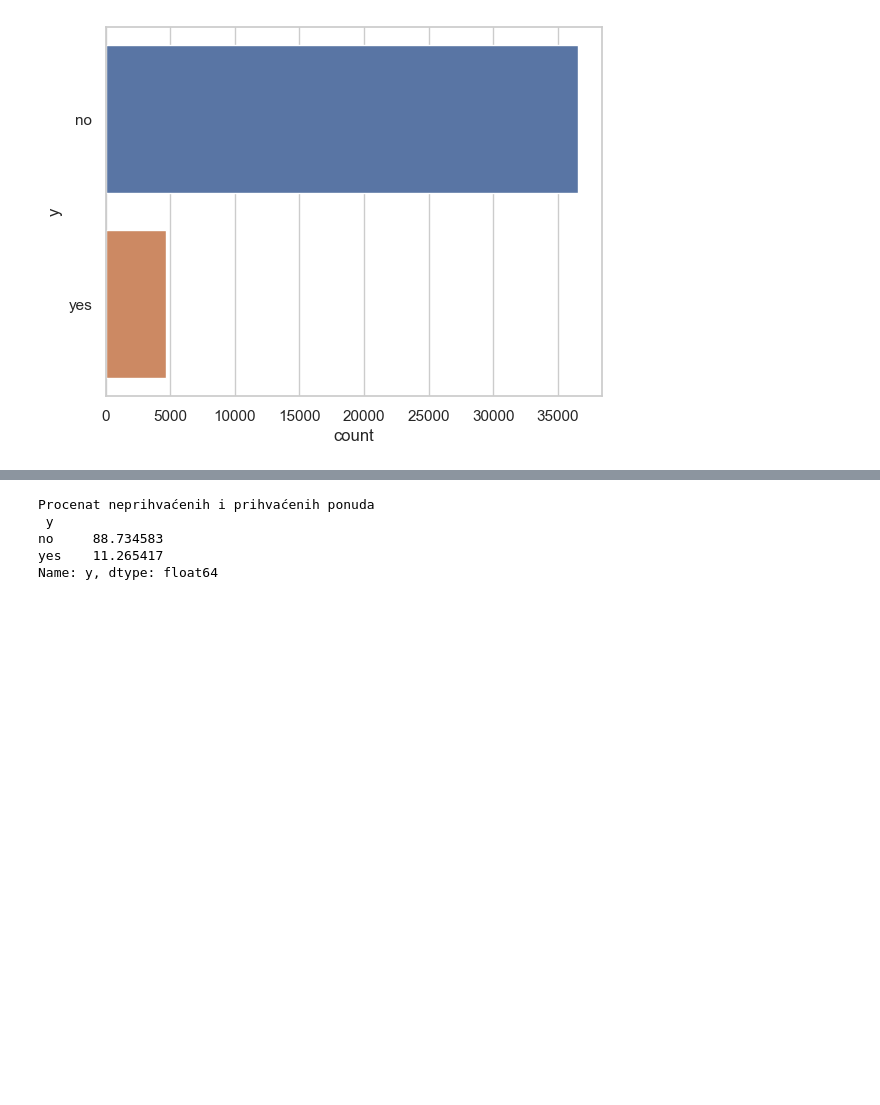
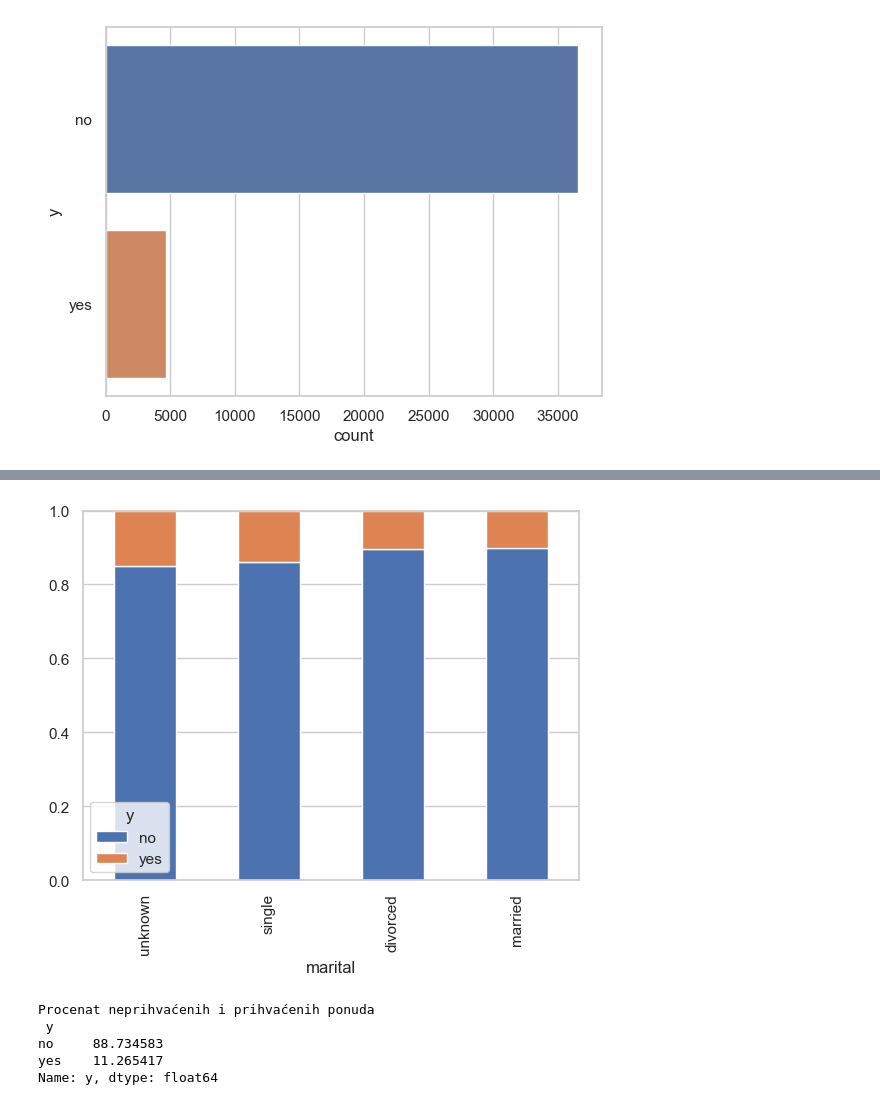
Before and after one commit to StevanGrujic/ML_Projekat1, a Jupyter notebook: projekat1.ipynb, the cells around one changed output, grey strips where cells are left out. Drawn from its saved outputs; the diff is of its cells as text; code cells hidden in the pictures; blank space fills up the shorter version.

```diff
--- a/projekat1.ipynb
+++ b/projekat1.ipynb
@@ -362,9 +369,9 @@ services       0.918619  0.081381
 blue-collar    0.931057  0.068943
 # %%
 counts = pd.crosstab(df['marital'], df['y'])
-percentages = counts.div(counts.sum(1), axis=0)
-percentages = percentages.sort_values(by='yes', ascending=False)
-print(percentages)
+percentagesMarital = counts.div(counts.sum(1), axis=0)
+percentagesMarital = percentagesMarital.sort_values(by='yes', ascending=False)
+print(percentagesMarital)
 # %% [output]
 y               no       yes
 marital
@@ -434,3 +461,12 @@ for a in kategoricki_atributi:
+# %%
+fig, ax = plt.subplots()
+ax.set_ylim([0, 1])
+ax.legend(["No","Yes"], loc='upper left', bbox_to_anchor=(1.0, 1.0))
+percentagesMarital = percentagesMarital.sort_values(by='yes', ascending=False)
+percentagesMarital.plot.bar(ax=ax, stacked=True)
+plt.show()
+# %% [output]
+[figure, added]
 # %%
 print("Procenat neprihvaćenih i prihvaćenih ponuda\n",df.groupby("y")["y"].count()/len(df)*100)
 fig, ax = plt.subplots(figsize=(3,3))
```
Also changed, not shown: parts of 18 cells of this notebook.
